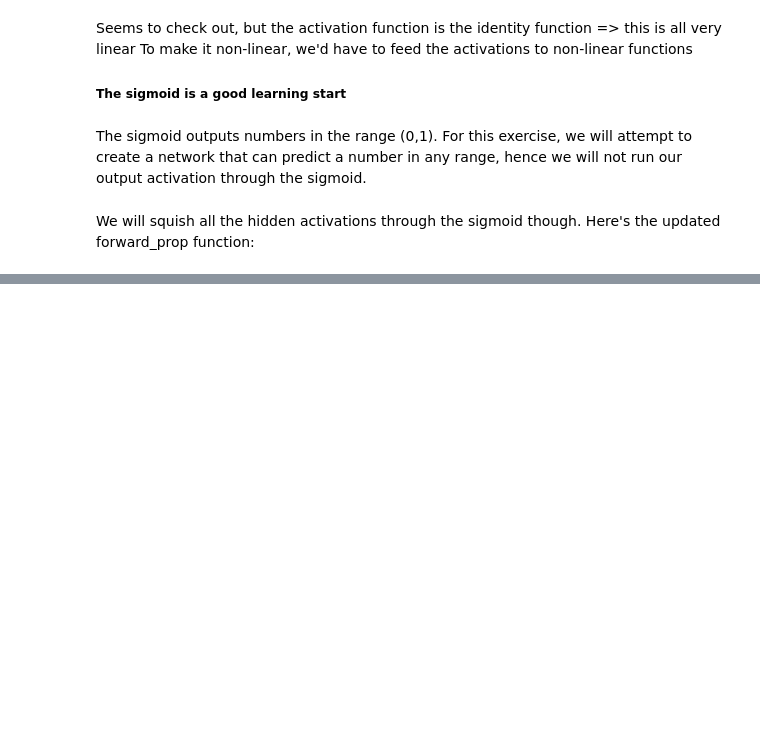
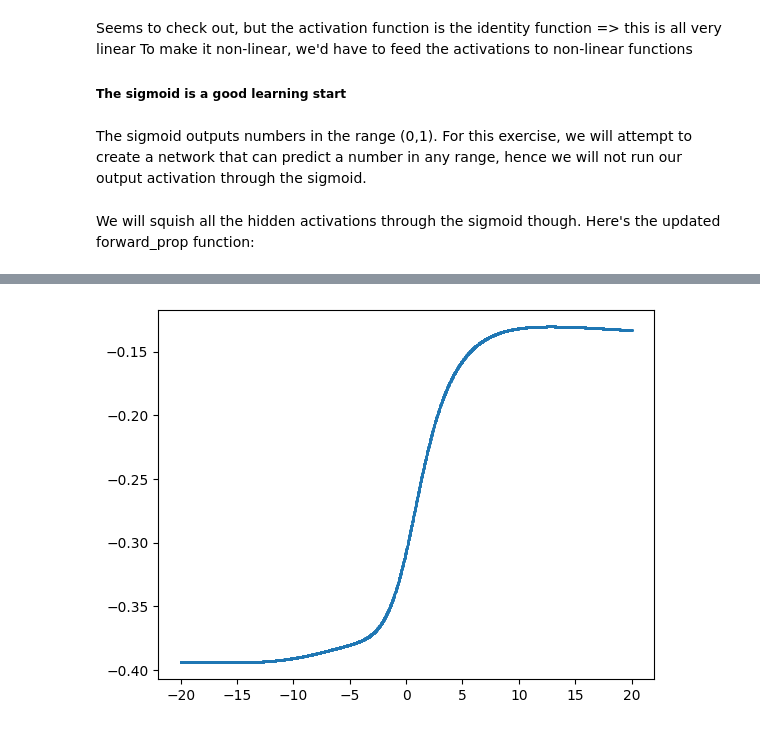
Before and after one commit to boyko11/neural-net-scratch, a Jupyter notebook: neural_net.ipynb, the cells around one changed output, grey strips where cells are left out. Cells and saved outputs as stored; diff of their text form; code cells hidden in the pictures; blank space fills up the shorter version.

```diff
--- a/neural_net.ipynb
+++ b/neural_net.ipynb
@@ -191,0 +277,73 @@ print(output_vector)
+# %%
+def backprop(input_vector, layer_1_weight_matrix, layer_1_activations, layer_2_weight_matrix, layer_2_activations,
+             output_layer_weight_matrix, output_vector, labels_vector, learning_rate=0.1):
+
+    num_records = output_vector.shape[1]
+    # This is using the naming convention from Andrew NG's lectures
+    delta_4 = output_vector - labels_vector
+    THETA_3_transpose_dot_delta_4 = np.dot(output_layer_weight_matrix.T, delta_4)
+
+    g_prime_of_z_3 = layer_2_activations * (1 - layer_2_activations)
+
+    BIG_DELTA_3 = np.dot(delta_4, layer_2_activations.T)
+    # The following is Big D in NG's lecture
+    OUTPUT_LAYER_GRADIENT = BIG_DELTA_3/num_records
+    print(f'OUTPUT_LAYER_GRADIENT.shape: {OUTPUT_LAYER_GRADIENT.shape}')
+    print(f'output_layer_weight_matrix.shape: {output_layer_weight_matrix.shape}')
+
+    delta_3 = THETA_3_transpose_dot_delta_4 * g_prime_of_z_3
+
+    # This is cosmetic and to do with this specific implementation:
+    # Take out the delta of biases, so the dimensions match up - it should be zeros anyway
+    delta_3 = delta_3[1:delta_3.shape[0], :]
+
+    THETA_2_transpose_dot_delta_3 = np.dot(layer_2_weight_matrix.T, delta_3)
+
+    g_prime_of_z_2 = layer_1_activations * (1 - layer_1_activations)
+
+    BIG_DELTA_2 = np.dot(delta_3, layer_1_activations.T)
+    # The following is Big D in NG's lecture
+    LAYER_2_GRADIENT = BIG_DELTA_2/num_records
+    print(f'LAYER_2_GRADIENT.shape: {LAYER_2_GRADIENT.shape}')
+    print(f'layer_2_weight_matrix.shape: {layer_2_weight_matrix.shape}')
+
+
+    delta_2 = THETA_2_transpose_dot_delta_3 * g_prime_of_z_2
+    delta_2 = delta_2[1:delta_2.shape[0], :]
+
+    BIG_DELTA_1 = np.dot(delta_2, input_vector.T)
+    # The following is Big D in NG's lecture
+    LAYER_1_GRADIENT = BIG_DELTA_1/num_records
+    print(f'LAYER_1_GRADIENT.shape: {LAYER_1_GRADIENT.shape}')
+    print(f'layer_1_weight_matrix.shape: {layer_1_weight_matrix.shape}')
+
+    # Update weigts
+    layer_1_weight_matrix -= learning_rate * LAYER_1_GRADIENT
+    layer_2_weight_matrix -= learning_rate * LAYER_2_GRADIENT
+    output_layer_weight_matrix -= learning_rate * OUTPUT_LAYER_GRADIENT
+
+    return layer_1_weight_matrix, layer_2_weight_matrix, output_layer_weight_matrix
+
+num_records = sine_x_vals.shape[1]
+sine_x_vals_plus_bias = np.vstack([np.ones(num_records), sine_x_vals])
+actual_sine_y_vals = y_vals.T
+
+se_before_backprop = np.sum(np.square(sine_y_vals_projected - actual_sine_y_vals))
+print(f'se_before_backprop: {se_before_backprop}')
+
+hidden_layer_1_weight_matrix, hidden_layer_2_weight_matrix, output_layer_weight_matrix = \
+backprop(sine_x_vals_plus_bias, hidden_layer_1_weight_matrix, layer_1_activations,
+                                       hidden_layer_2_weight_matrix, layer_2_activations, output_layer_weight_matrix,
+                                       sine_y_vals_projected, actual_sine_y_vals, learning_rate=0.1)
+
+layer_1_activations, layer_2_activations, sine_y_vals_projected = forward_prop(sine_x_vals, hidden_layer_1_weight_matrix, hidden_layer_2_weight_matrix,
+                 output_layer_weight_matrix)
+
+se_after_backprop = np.sum(np.square(sine_y_vals_projected - actual_sine_y_vals))
+print(f'se_after_backprop: {se_after_backprop}')
+
+
+plt.figure(3)
+plt.scatter(x_vals, sine_y_vals_projected, s=1)
+plt.show()
+# %% [output]
@@ -191,0 +358 @@ print(output_vector)
+[figure, added]
```
Also changed, not shown: parts of 12 cells of this notebook.
